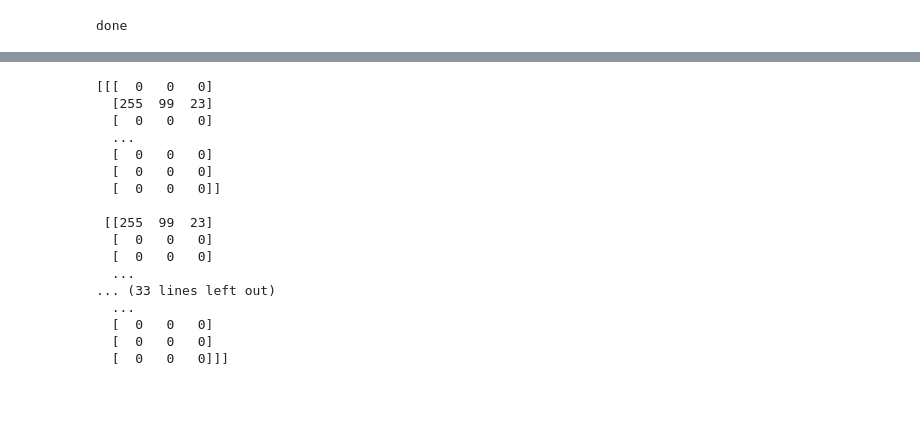
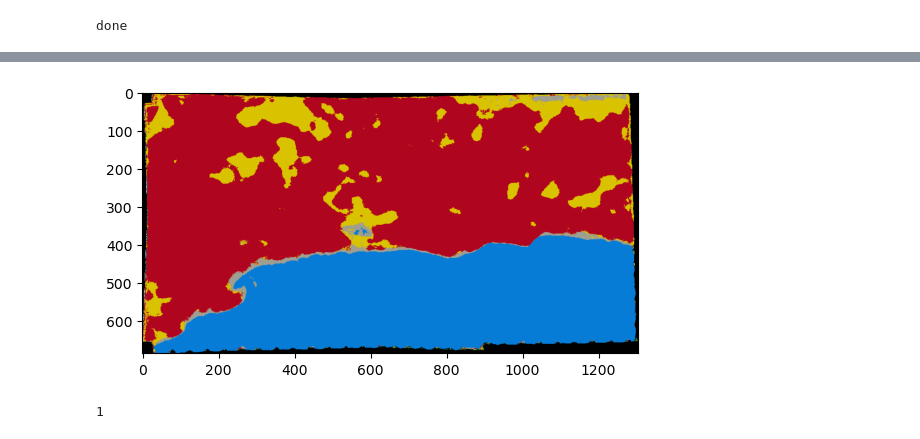
Before and after one commit to caseyslaught/smartcarte-containers, a Jupyter notebook: notebooks/src/TestingRunLandcoverModel.ipynb, the cells around one changed output, grey strips where cells are left out. Saved outputs shown, nothing was run; the diff lists cells and outputs as text; code cells hidden in the pictures; blank space fills up the shorter version.

```diff
--- a/notebooks/src/TestingRunLandcoverModel.ipynb
+++ b/notebooks/src/TestingRunLandcoverModel.ipynb
@@ -90,40 +91,35 @@ Text(0.5, 1.0, 'Prediction')
 # %%
 from common.utilities.imagery import write_array_to_tif
 
 colors = {
-    0: (0, 0, 0),       # Class 0: Black
-    1: (255, 200, 200), # Class 1: White
-    2: (50, 255, 0),     # Class 2: Green
-    3: (255, 255, 0),   # Class 3: Yellow
-    4: (0, 50, 255),     # Class 4: Blue
-    5: (255, 50, 255),   # Class 5: Magenta
-    6: (255, 99, 23),     # Class 6: Red
+    1: (156, 212, 255), # cloud
+    2: (158, 158, 145), # bare ground
+    3: (176, 5, 31),  # built
+    4: (19, 92, 46),  # trees
+    5: (209, 135, 8), # burned
+    6: (63, 204, 82), # semi natural vegetation
+    7: (217, 195, 0), # agriculture
+    8: (6, 124, 214), # water
 }
 
+statistics = {}
 colored_landcover = np.zeros((prediction.shape[0], prediction.shape[1], 3), dtype=np.uint8)
 for value, color in colors.items():
-    mask = prediction == value
+    mask = (prediction == value)
     colored_landcover[mask] = color
+    statistics[value] = {
+        'total_area_m2': np.sum(mask) * 100
+    }
 
-print(colored_landcover)
+plt.imshow(colored_landcover, vmin=1, vmax=8)
 
 prediction_color_path = f'{base_dir}/prediction_color.tif'
 write_array_to_tif(prediction, prediction_color_path, bbox_sb, dtype=np.uint8, epsg=4326, nodata=255)
 # %% [output]
-[[[  0   0   0]
-  [255  99  23]
-  [  0   0   0]
-  ...
-  [  0   0   0]
-  [  0   0   0]
-  [  0   0   0]]
-
- [[255  99  23]
-  [  0   0   0]
-  [  0   0   0]
-  ...
-... (33 lines left out)
-  ...
-  [  0   0   0]
-  [  0   0   0]
-  [  0   0   0]]]
+[figure, added]
+# %%
+x = np.ma.array([1, 2, 3], mask=[True, False, False])
+
+print(np.sum(x.mask))
+# %% [output]
+1
```
Also changed, not shown: parts of 4 cells of this notebook, 4 other files.
